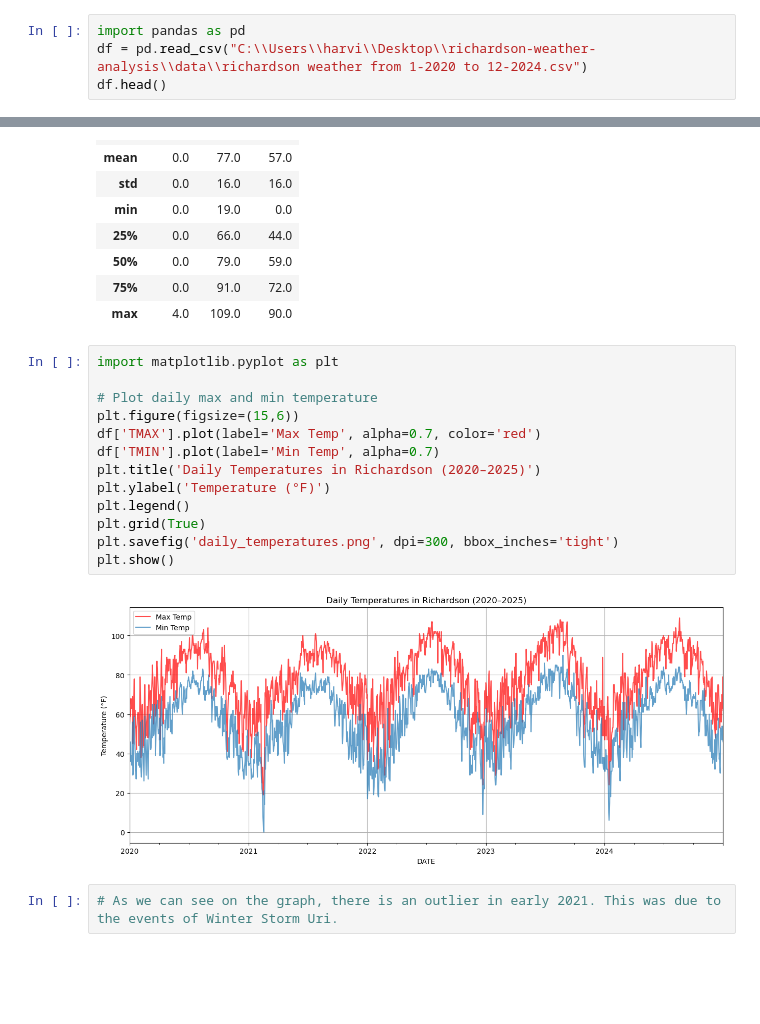
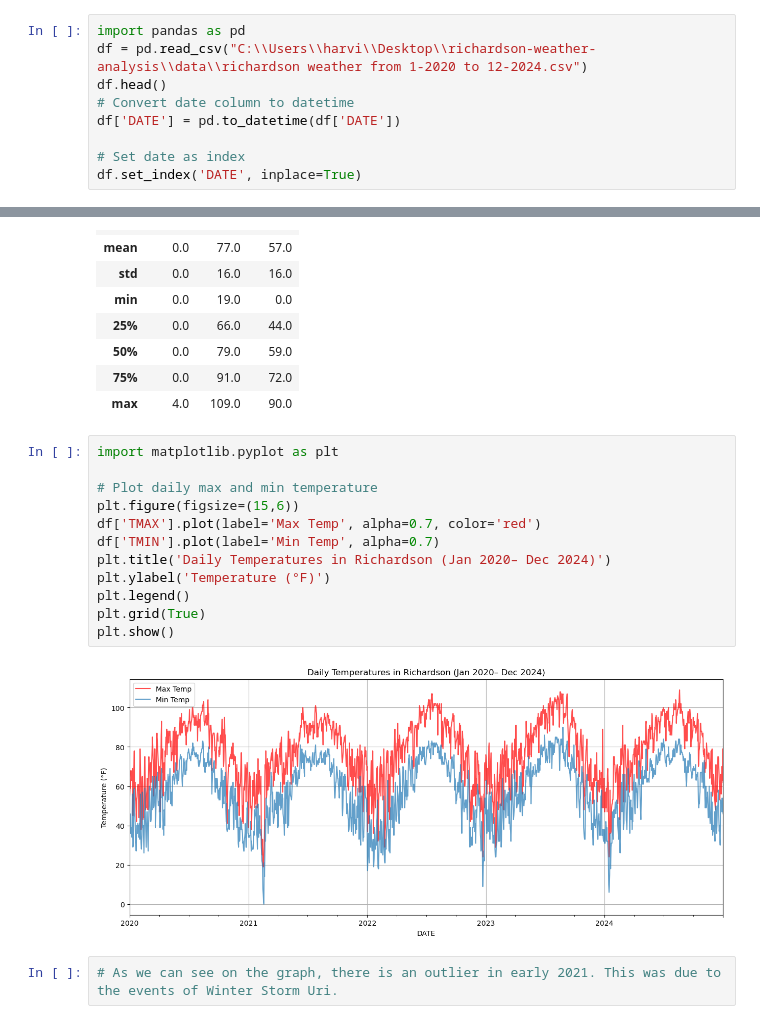
Before and after one commit to Reev132/richardson-weather-analysis, a Jupyter notebook: notebooks/01_basic_eda.ipynb, the cells around one changed output, grey strips where cells are left out. Saved outputs shown, nothing was run; the diff lists cells and outputs as text; blank space fills up the shorter version.

Commit message:
edited image title

```diff
--- a/notebooks/01_basic_eda.ipynb
+++ b/notebooks/01_basic_eda.ipynb
@@ -2,3 +2,8 @@
 import pandas as pd
 df = pd.read_csv("C:\\Users\\harvi\\Desktop\\richardson-weather-analysis\\data\\richardson weather from 1-2020 to 12-2024.csv")
 df.head()
+# Convert date column to datetime
+df['DATE'] = pd.to_datetime(df['DATE'])
+
+# Set date as index
+df.set_index('DATE', inplace=True)
@@ -50,18 +46,17 @@ df.describe().round(0)
 # %%
 import matplotlib.pyplot as plt
 
 # Plot daily max and min temperature
 plt.figure(figsize=(15,6))
 df['TMAX'].plot(label='Max Temp', alpha=0.7, color='red')
 df['TMIN'].plot(label='Min Temp', alpha=0.7)
-plt.title('Daily Temperatures in Richardson (2020–2025)')
+plt.title('Daily Temperatures in Richardson (Jan 2020– Dec 2024)')
 plt.ylabel('Temperature (°F)')
 plt.legend()
 plt.grid(True)
-plt.savefig('daily_temperatures.png', dpi=300, bbox_inches='tight')
 plt.show()
 # %% [output]
-[figure, old version]
+[figure, new version]
 # %%
 # As we can see on the graph, there is an outlier in early 2021. This was due to the events of Winter Storm Uri.
 # %%
```
Also changed, not shown: parts of 3 cells of this notebook, 1 other file.
